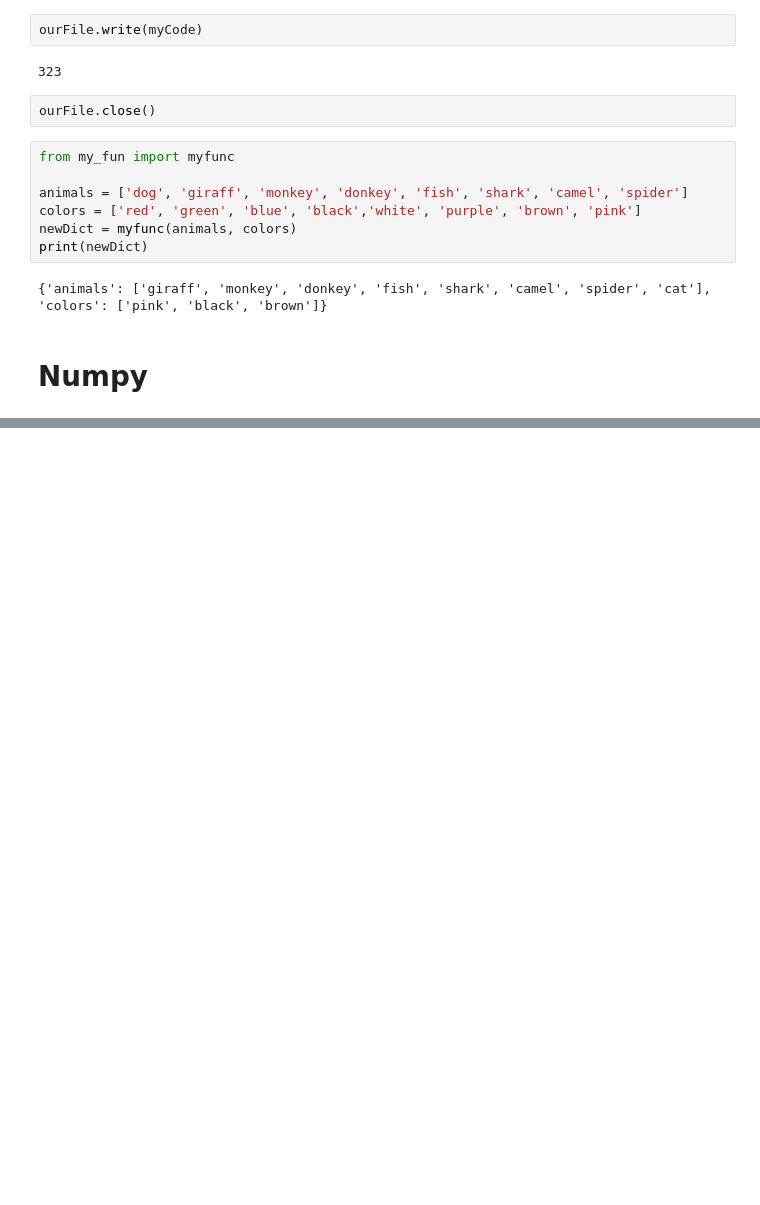
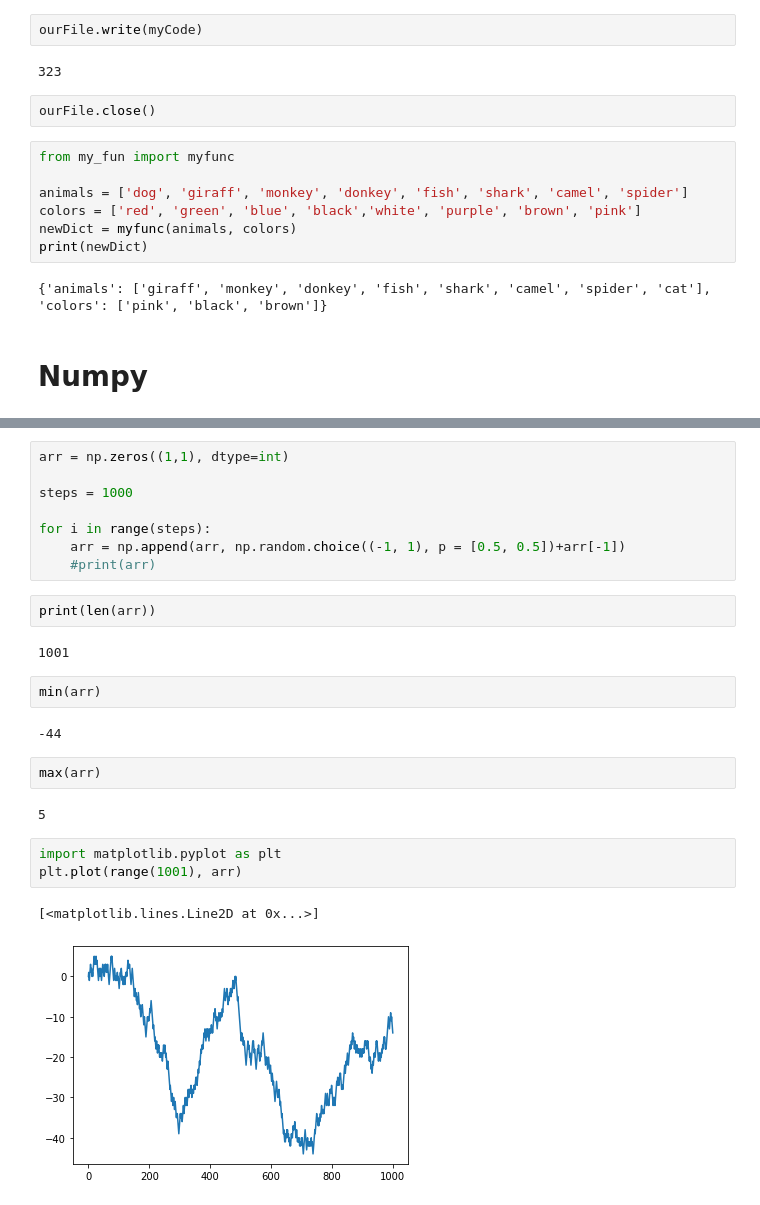
Before and after one commit to Kumail00Alawa/KAUST_AI_WEEK, a Jupyter notebook: secondday.ipynb, the cells around one changed output, grey strips where cells are left out. Drawn from its saved outputs; the diff is of its cells as text; blank space fills up the shorter version.

```diff
--- a/secondday.ipynb
+++ b/secondday.ipynb
@@ -357,0 +368,26 @@ print(newDict)
+# %%
+arr = np.zeros((1,1), dtype=int)
+
+steps = 1000
+
+for i in range(steps):
+    arr = np.append(arr, np.random.choice((-1, 1), p = [0.5, 0.5])+arr[-1])
+    #print(arr)
+# %%
+print(len(arr))
+# %% [output]
+1001
+# %%
+min(arr)
+# %% [output]
+-44
+# %%
+max(arr)
+# %% [output]
+5
+# %%
+import matplotlib.pyplot as plt
+plt.plot(range(1001), arr)
+# %% [output]
+[<matplotlib.lines.Line2D at 0x...>]
+[figure, added]
```
Also changed, not shown: parts of 1 cell of this notebook.
